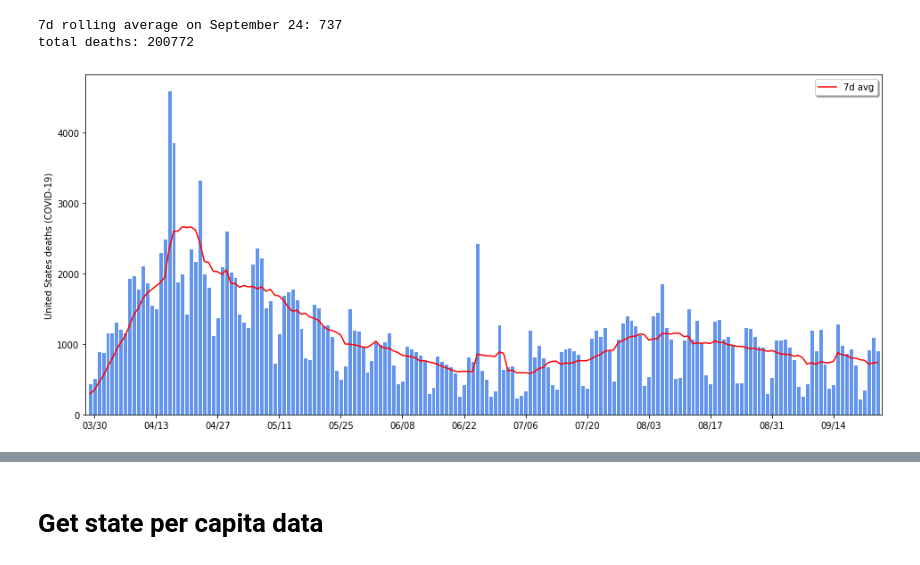
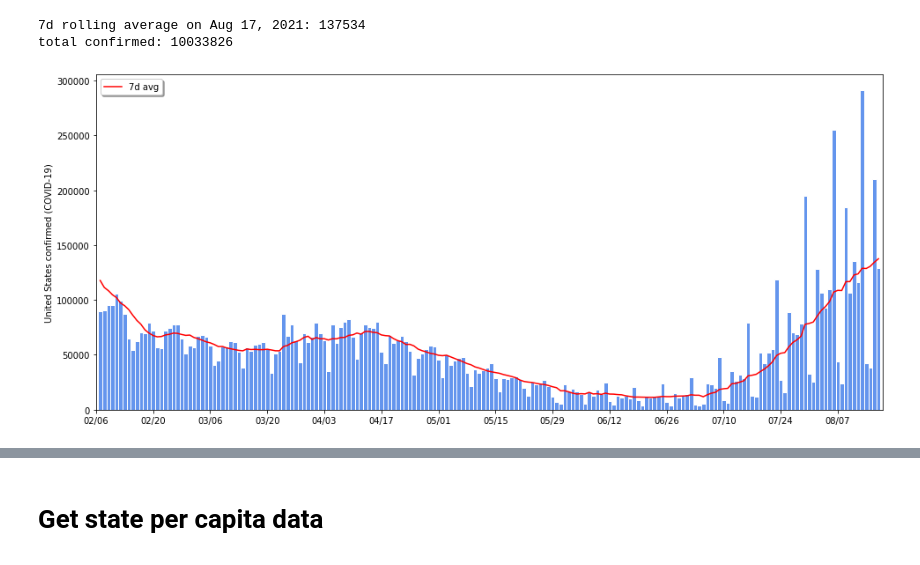
Before and after one commit to rkw0k/covid19-race, a Jupyter notebook: time-series.ipynb, the cells around one changed output, grey strips where cells are left out. Saved outputs shown, nothing was run; the diff lists cells and outputs as text; code cells hidden in the pictures.

```diff
--- a/time-series.ipynb
+++ b/time-series.ipynb
@@ -262,3 +271,5 @@ gis_data = get_df_list(9, 25)
+# %%
+gis_data = get_df_list(2021, 8, 18)
 # %%
 time_data = [date for date, _ in gis_data[0:-1:]]
 print(time_data[0])
@@ -303,12 +307,13 @@ picklecreator(dates, dflist)
 # %%
-y_t = time_data[:-5][::-1]
-level, attribute, region, N = "country", " deaths", "United States", 7
-# level, region, attribute, N = "state", "Florida", " Deaths", 7
+y_t = time_data[:-90][::-1]
+level, attribute, region, N = "country", " confirmed", "United States", 7
+# level, region, attribute, N = "state", "Florida", " deaths", 7
+# level, region, attribute, N = "state", "Texas", " deaths", 7
 data, roll_avg = get_covid_attribute(y_t, level, region, attribute, N)
-print(f"7d rolling average on {y_t[-1].strftime('%B %d')}: {int(roll_avg[-1])}")
-print("total deaths:", sum(data))
+print(f"7d rolling average on {y_t[-1].strftime('%b %d, %Y')}: {int(roll_avg[-1])}")
+print(f"total{attribute}:", sum(data))
 plot_one_bar(y_t[N:], data, roll_avg, N, region + attribute + " (COVID-19)");
 # %% [output]
-7d rolling average on September 24: 737
-total deaths: 200772
+7d rolling average on Aug 17, 2021: 137534
+total confirmed: 10033826
-[figure, old version]
+[figure, new version]
```
Also changed, not shown: parts of 19 cells of this notebook.
